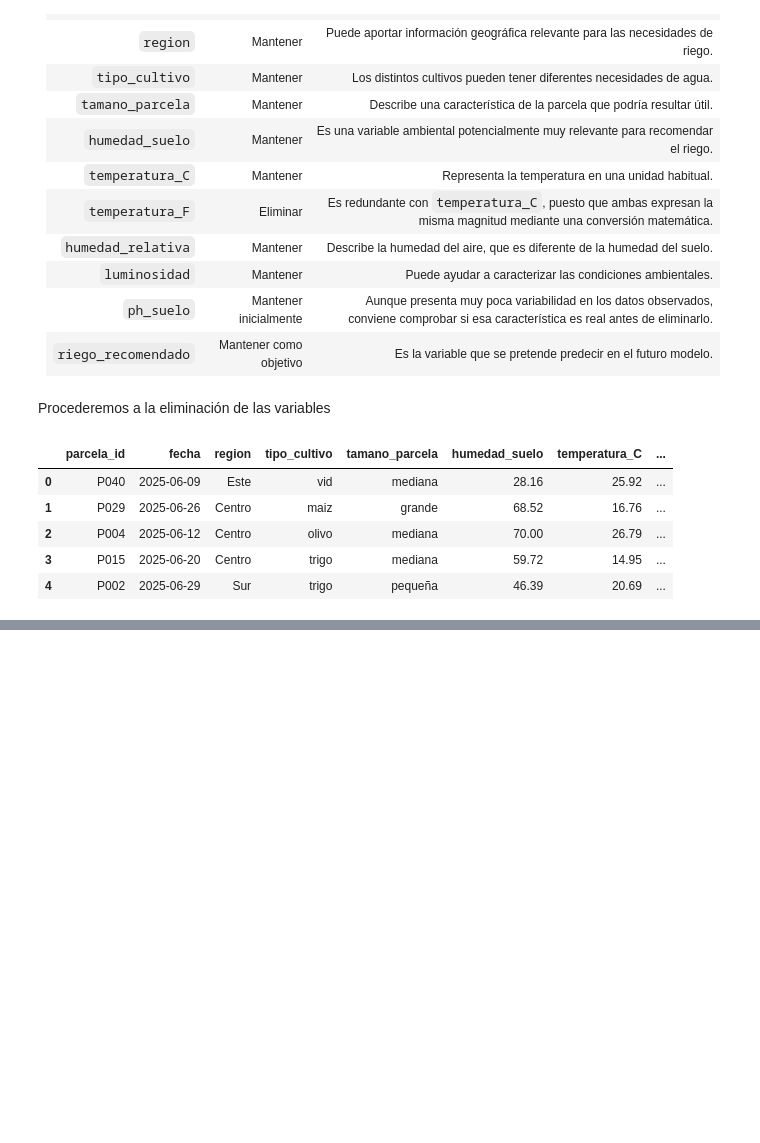
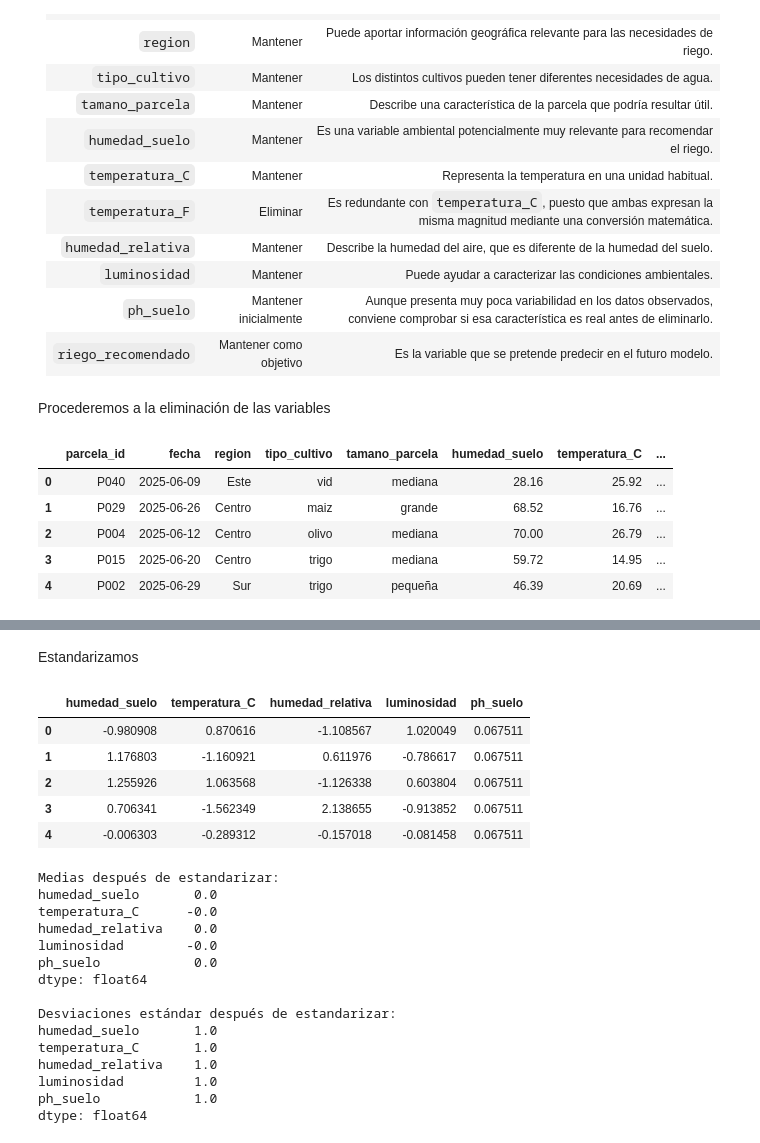
Before and after one commit to MarioGuti24/Proyecto1_Percepcion_Computacional, a Jupyter notebook: Practica Grupal/P1_HugoFernandez_FernandoViolero_MarioGutierrez.ipynb, the cells around one changed output, grey strips where cells are left out. Cells and saved outputs as stored; diff of their text form; code cells hidden in the pictures; blank space fills up the shorter version.

Commit message:
feat: exercise 3 and 4 - correlation matrix, normalization and standardization

```diff
--- a/Practica Grupal/P1_HugoFernandez_FernandoViolero_MarioGutierrez.ipynb
+++ b/Practica Grupal/P1_HugoFernandez_FernandoViolero_MarioGutierrez.ipynb
@@ -399,0 +532,55 @@ También se elimina temperatura_F, ya que representa la misma magnitud física q
+# %% [markdown]
+Estandarizamos
+# %%
+
+from sklearn.preprocessing import StandardScaler
+
+# Seleccionamos las variables numéricas de los sensores
+columnas_numericas = [
+    "humedad_suelo",
+    "temperatura_C",
+    "humedad_relativa",
+    "luminosidad",
+    "ph_suelo"
+]
+
+# Creamos una copia del conjunto de datos
+df_estandarizado = df_transformado.copy()
+
+# Aplicamos la estandarización
+scaler = StandardScaler()
+
+df_estandarizado[columnas_numericas] = scaler.fit_transform(
+    df_estandarizado[columnas_numericas]
+)
+
+# Comprobamos el resultado
+display(df_estandarizado[columnas_numericas].head())
+
+print("\nMedias después de estandarizar:")
+print(df_estandarizado[columnas_numericas].mean().round(3))
+
+print("\nDesviaciones estándar después de estandarizar:")
+print(df_estandarizado[columnas_numericas].std(ddof=0).round(3))
+# %% [output]
+|  | humedad_suelo | temperatura_C | humedad_relativa | luminosidad | ph_suelo |
+| 0 | -0.980908 | 0.870616 | -1.108567 | 1.020049 | 0.067511 |
+| 1 | 1.176803 | -1.160921 | 0.611976 | -0.786617 | 0.067511 |
+| 2 | 1.255926 | 1.063568 | -1.126338 | 0.603804 | 0.067511 |
+| 3 | 0.706341 | -1.562349 | 2.138655 | -0.913852 | 0.067511 |
+| 4 | -0.006303 | -0.289312 | -0.157018 | -0.081458 | 0.067511 |
+Medias después de estandarizar:
+humedad_suelo       0.0
+temperatura_C      -0.0
+humedad_relativa    0.0
+luminosidad        -0.0
+ph_suelo            0.0
+dtype: float64
+
+Desviaciones estándar después de estandarizar:
+humedad_suelo       1.0
+temperatura_C       1.0
+humedad_relativa    1.0
+luminosidad         1.0
+ph_suelo            1.0
+dtype: float64
```
Also changed, not shown: parts of 17 cells of this notebook.
